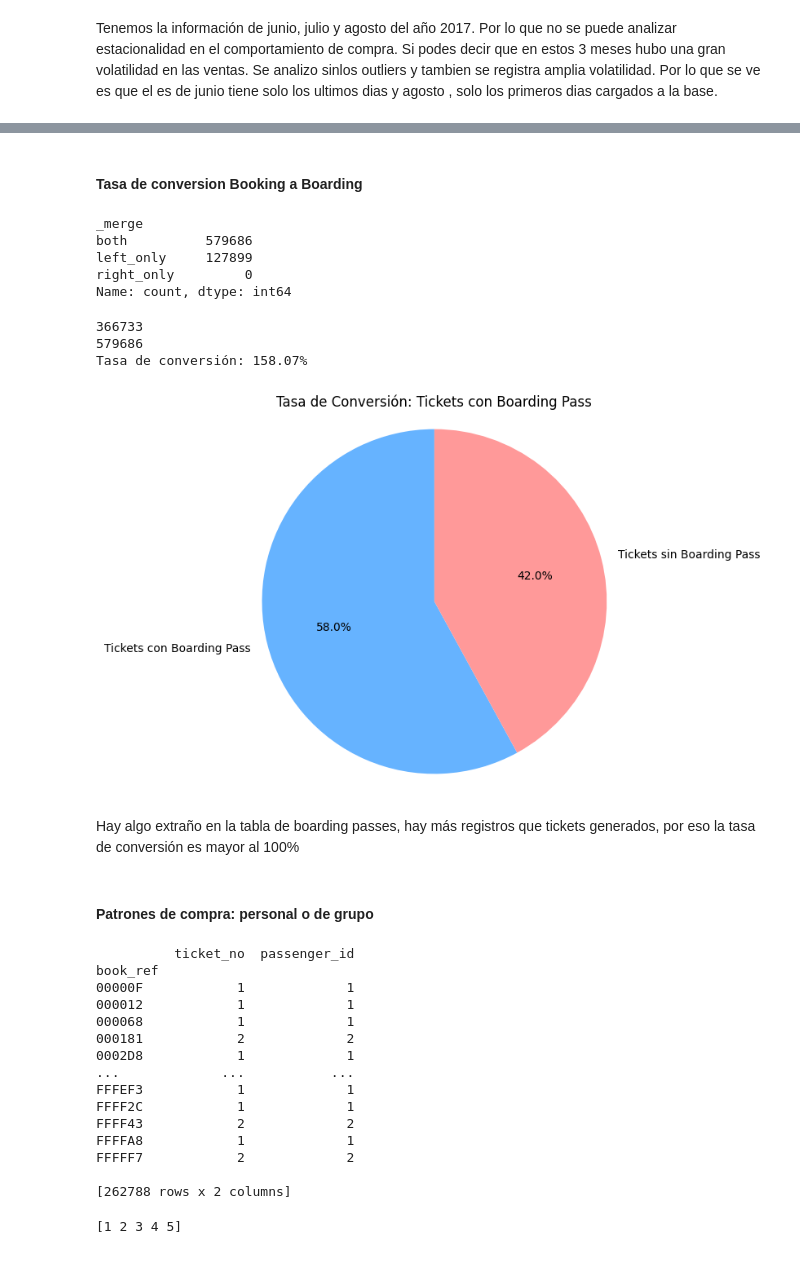
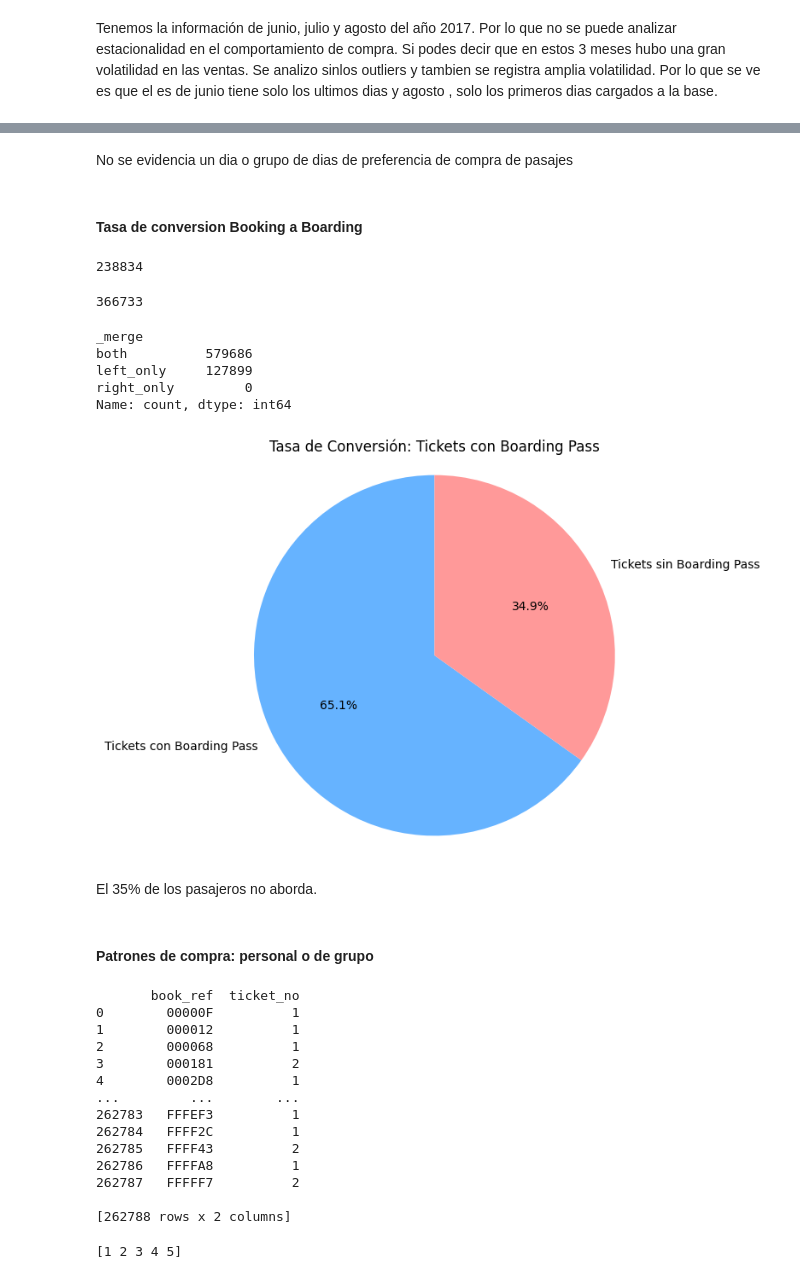
Before and after one commit to SORTEGA11/ProyectoFinalAerolineas, a Jupyter notebook: EDA/Clientes.ipynb, the cells around one changed output, grey strips where cells are left out. Cells and saved outputs as stored; diff of their text form; code cells hidden in the pictures.

```diff
--- a/EDA/Clientes.ipynb
+++ b/EDA/Clientes.ipynb
@@ -203,3 +265,15 @@ Tenemos la información de junio, julio y agosto del año 2017. Por lo que no se
+# %% [markdown]
+No se evidencia un dia o grupo de dias de preferencia de compra de pasajes
 # %% [markdown]
 #### Tasa de conversion Booking a Boarding
+# %%
+tickets_boarded = df_boarding_passes['ticket_no'].nunique()
+print(tickets_boarded)
+# %% [output]
+238834
+# %%
+tickets_unicos = df_tickets['ticket_no'].nunique()
+print(tickets_unicos)
+# %% [output]
+366733
 # %%
@@ -212,18 +286,3 @@ both          579686
 left_only     127899
 right_only         0
 Name: count, dtype: int64
-# %%
-# Contar el total de tickets
-total_tickets = df_tickets['ticket_no'].nunique()
-print(total_tickets)
-
-# Contar los tickets que sí tienen un boarding pass (aparecen en ambas tablas)
-tickets_con_boarding_pass = tickets_merged['_merge'].value_counts()['both']
-print(tickets_con_boarding_pass)
-# Calcular la tasa de conversión
-conversion_rate = (tickets_con_boarding_pass / total_tickets) * 100
-print(f'Tasa de conversión: {conversion_rate:.2f}%')
-# %% [output]
-366733
-579686
-Tasa de conversión: 158.07%
@@ -233,36 +289,35 @@ Tasa de conversión: 158.07%
 # %%
 labels = ['Tickets con Boarding Pass', 'Tickets sin Boarding Pass']
-sizes = [tickets_con_boarding_pass, total_tickets - tickets_con_boarding_pass]
+sizes = [tickets_boarded, tickets_unicos - tickets_boarded]
 
 # Graficar la tasa de conversión como gráfico de torta
 plt.figure(figsize=(6,6))
 plt.pie(sizes, labels=labels, autopct='%1.1f%%', startangle=90, colors=['#66b3ff','#ff9999'])
 plt.title('Tasa de Conversión: Tickets con Boarding Pass')
 plt.axis('equal')  # Para que el gráfico sea circular
 plt.show()
 # %% [output]
-[figure, old version]
+[figure, new version]
-# %% [markdown]
-Hay algo extraño en la tabla de boarding passes, hay más registros que tickets generados, por eso la tasa de conversión es mayor al 100%
+# %% [markdown]
+El 35% de los pasajeros no aborda.
 # %% [markdown]
 #### Patrones de compra: personal o de grupo
 # %%
-tickets_por_reserva =df_tickets.groupby('book_ref').count()
+tickets_por_reserva =df_tickets.groupby('book_ref')['ticket_no'].count()
 print(tickets_por_reserva)
 # %% [output]
-          ticket_no  passenger_id
-book_ref
-00000F            1             1
-000012            1             1
-000068            1             1
-000181            2             2
-0002D8            1             1
-...             ...           ...
-FFFEF3            1             1
-FFFF2C            1             1
-FFFF43            2             2
-FFFFA8            1             1
-FFFFF7            2             2
+       book_ref  ticket_no
+0        00000F          1
+1        000012          1
+2        000068          1
+3        000181          2
+4        0002D8          1
+...         ...        ...
+262783   FFFEF3          1
+262784   FFFF2C          1
+262785   FFFF43          2
+262786   FFFFA8          1
+262787   FFFFF7          2
 
 [262788 rows x 2 columns]
 # %%
```
Also changed, not shown: parts of 12 cells of this notebook, 7 other files.
